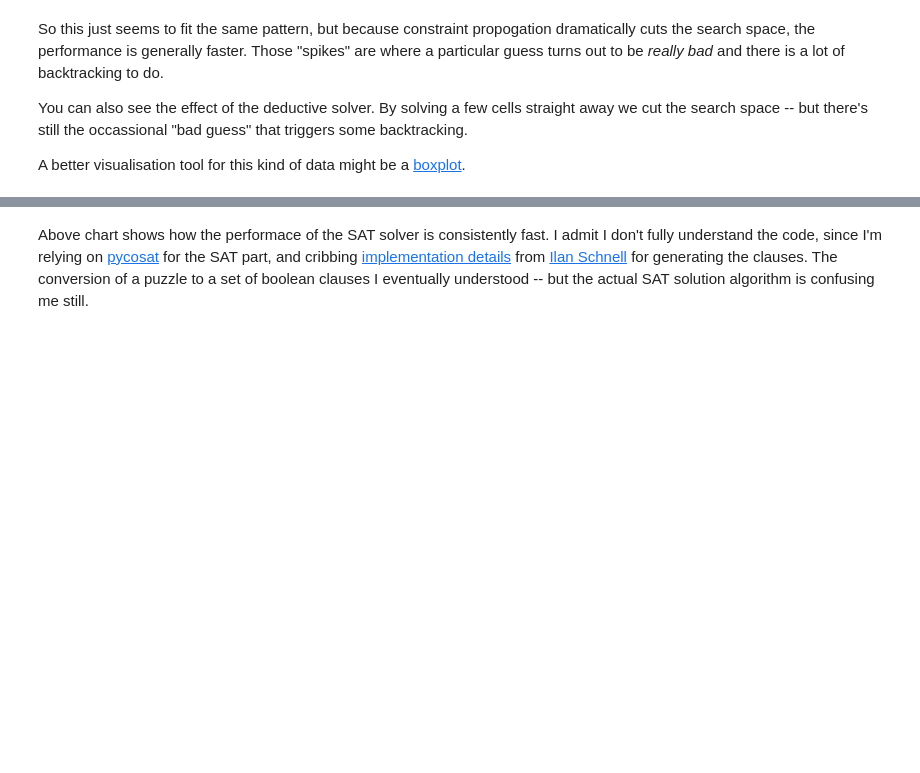
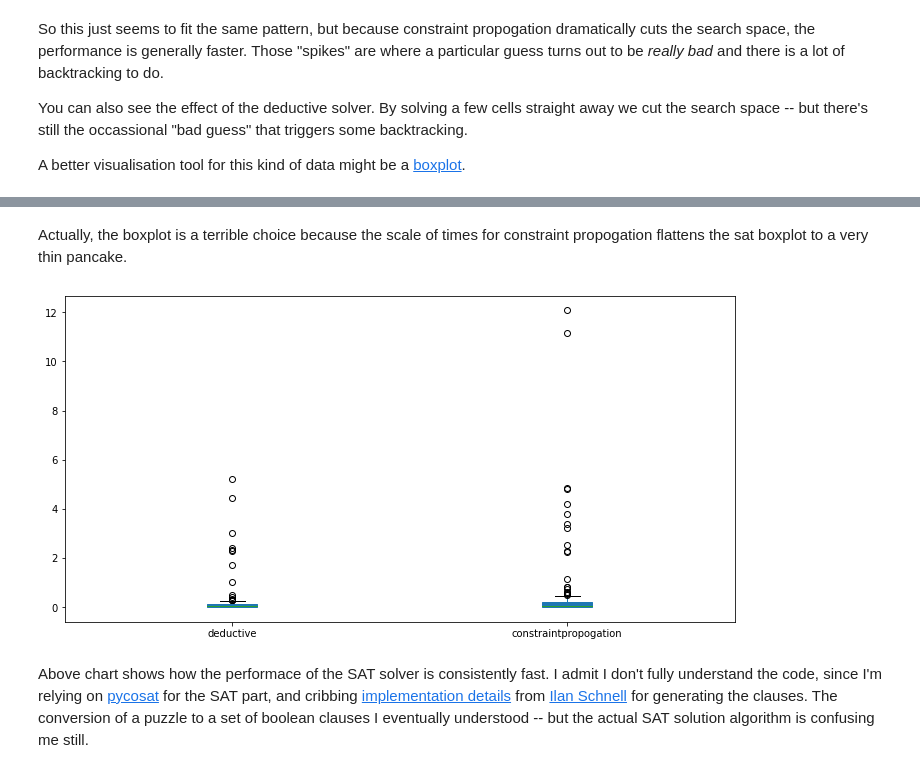
Before and after one commit to hissohathair/puzzle-solvers, a Jupyter notebook: Sudoku/Performance.ipynb, the cells around one changed output, grey strips where cells are left out. Saved outputs shown, nothing was run; the diff lists cells and outputs as text; code cells hidden in the pictures; blank space fills up the shorter version.

```diff
--- a/Sudoku/Performance.ipynb
+++ b/Sudoku/Performance.ipynb
@@ -114,3 +136,9 @@ ax = df[all_methods].plot(kind='box', patch_artist=True)
+# %% [markdown]
+Actually, the boxplot is a terrible choice because the scale of times for constraint propogation flattens the sat boxplot to a very thin pancake.
+# %%
+ax = df[['deductive', 'constraintpropogation']].plot(kind='box', patch_artist=True)
+# %% [output]
+[figure, added]
 # %% [markdown]
 Above chart shows how the performace of the SAT solver is consistently fast. I admit I don't fully understand the code, since I'm relying on [pycosat](https://pypi.org/project/pycosat/) for the SAT part, and cribbing [implementation details](https://github.com/ContinuumIO/pycosat/blob/master/examples/sudoku.py) from [Ilan Schnell](http://ilan.schnell-web.net/prog/sudoku/) for generating the clauses. The conversion of a puzzle to a set of boolean clauses I eventually understood -- but the actual SAT solution algorithm is confusing me still.
 # %%
```
Also changed, not shown: parts of 12 cells of this notebook, 6 other files.
